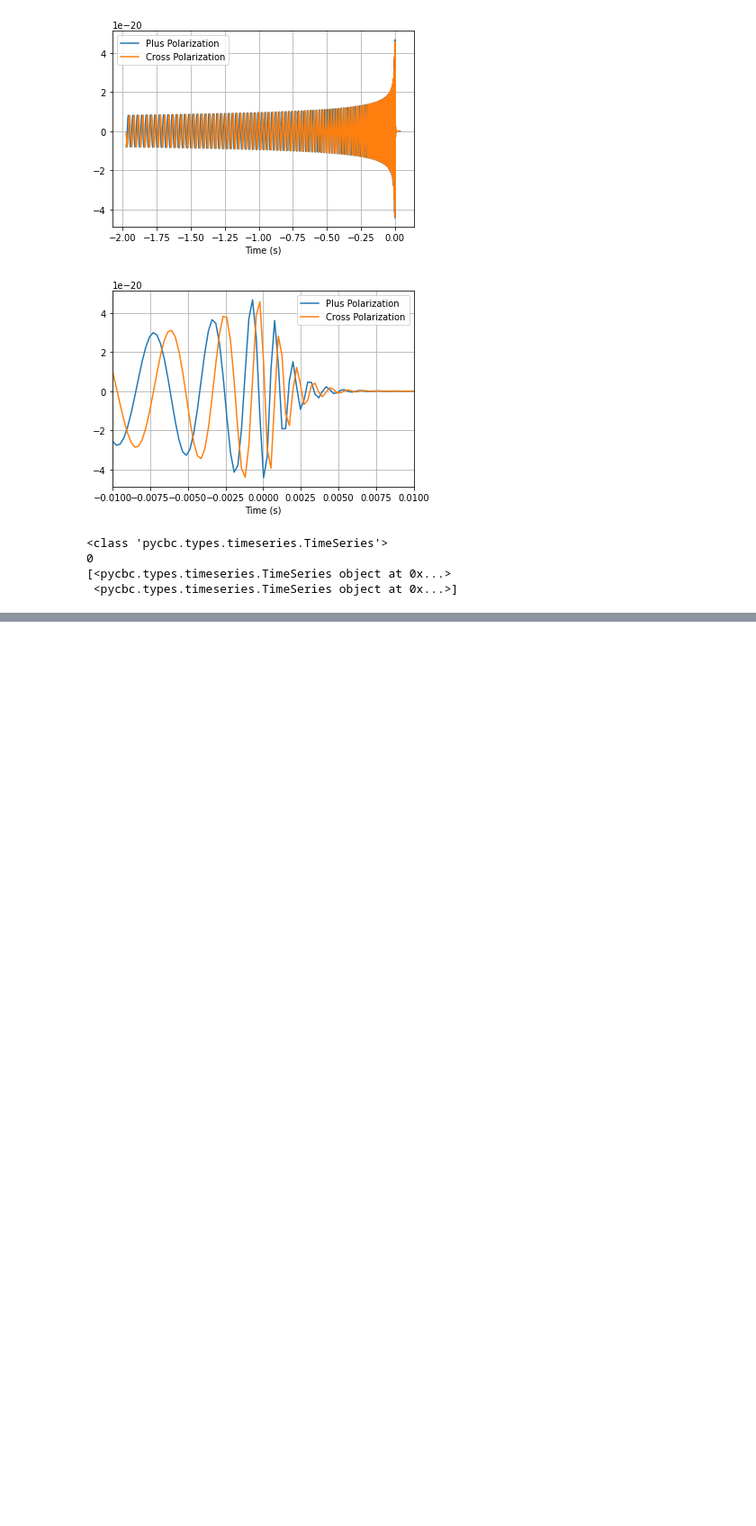
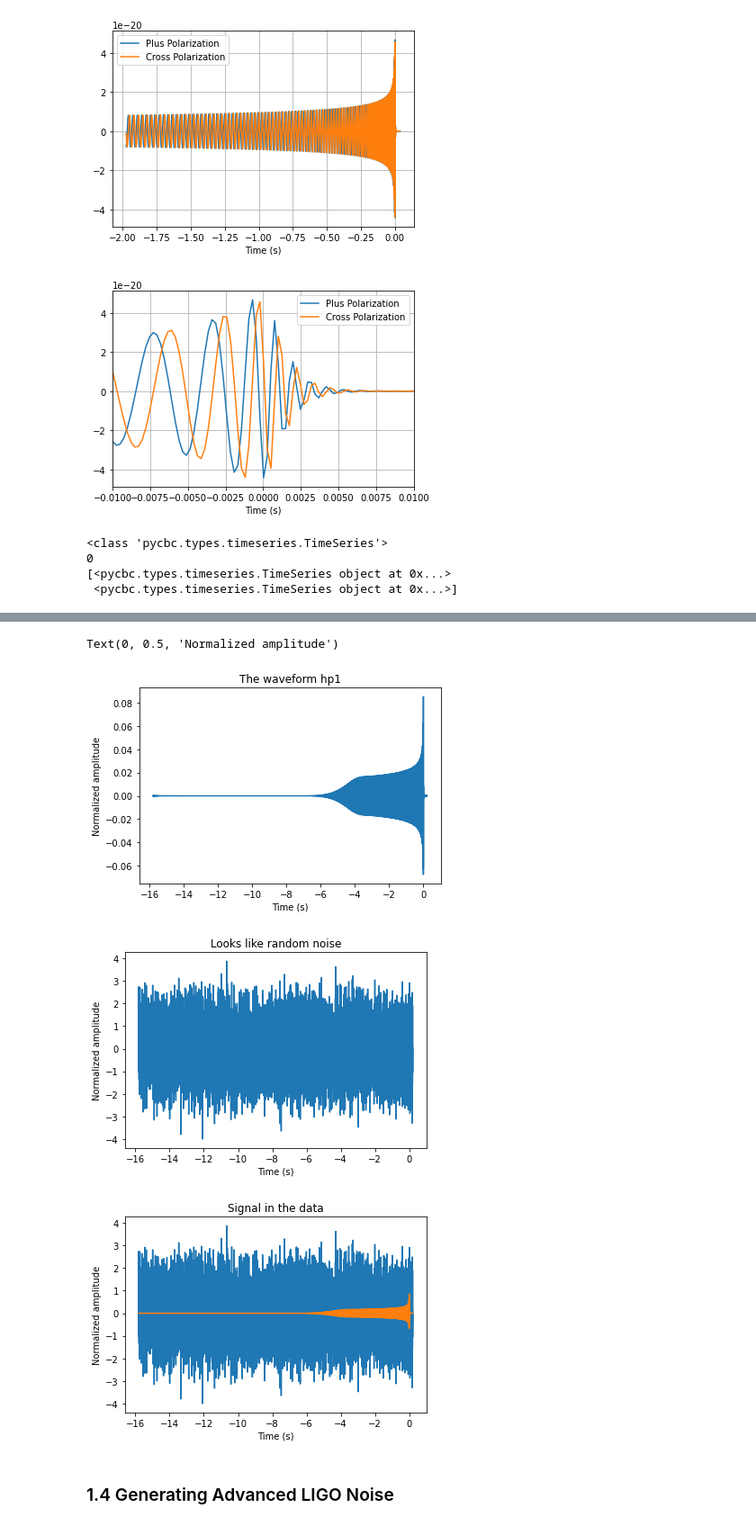
Before and after one commit to xli2522/GW-SignalGen, a Jupyter notebook: GW_gen.ipynb, the cells around one changed output, grey strips where cells are left out. Shown: that part at 90% size. Saved outputs shown, nothing was run; the diff lists cells and outputs as text; code cells hidden in the pictures; blank space fills up the shorter version.

```diff
--- a/GW_gen.ipynb
+++ b/GW_gen.ipynb
@@ -82,0 +249,45 @@ print(testing_container)
+# %%
+# specify the sample rate.
+# LIGO raw data is sampled at 16384 Hz (=2^14 samples/second).
+# It captures signal frequency content up to f_Nyquist = 8192 Hz.
+# Here, we will make the computation faster by sampling at a lower rate.
+sample_rate = 1024 # samples per second
+data_length = 1024 # seconds
+
+# Generate a long stretch of white noise: the data series and the time series.
+data = np.random.normal(size=[sample_rate * data_length])
+times = np.arange(len(data)) / float(sample_rate)
+# %%
+# note that in this figure, the waveform amplitude is of order 1.
+# The duration (for frequency above f_lower=25 Hz) is only 3 or 4 seconds long.
+# The waveform is "tapered": slowly ramped up from zero to full strength, over the first second or so.
+# It is zero-padded at earlier times.
+pylab.figure()
+pylab.title("The waveform hp1")
+pylab.plot(hp1.sample_times, hp1)
+pylab.xlabel('Time (s)')
+pylab.ylabel('Normalized amplitude')
+
+# Shift the waveform to start at a random time in the Gaussian noise data.
+waveform_start = np.random.randint(0, len(data) - len(hp1))
+data[waveform_start:waveform_start+len(hp1)] += 10 * hp1.numpy()
+
+pylab.figure()
+pylab.title("Looks like random noise")
+pylab.plot(hp1.sample_times, data[waveform_start:waveform_start+len(hp1)])
+pylab.xlabel('Time (s)')
+pylab.ylabel('Normalized amplitude')
+
+pylab.figure()
+pylab.title("Signal in the data")
+pylab.plot(hp1.sample_times, data[waveform_start:waveform_start+len(hp1)])
+pylab.plot(hp1.sample_times, 10 * hp1)
+pylab.xlabel('Time (s)')
+pylab.ylabel('Normalized amplitude')
+# %% [output]
+Text(0, 0.5, 'Normalized amplitude')
+[figure, added]
+[figure, added]
+[figure, added]
+# %% [markdown]
+### 1.4 Generating Advanced LIGO Noise
```
Also changed, not shown: parts of 18 cells of this notebook.
